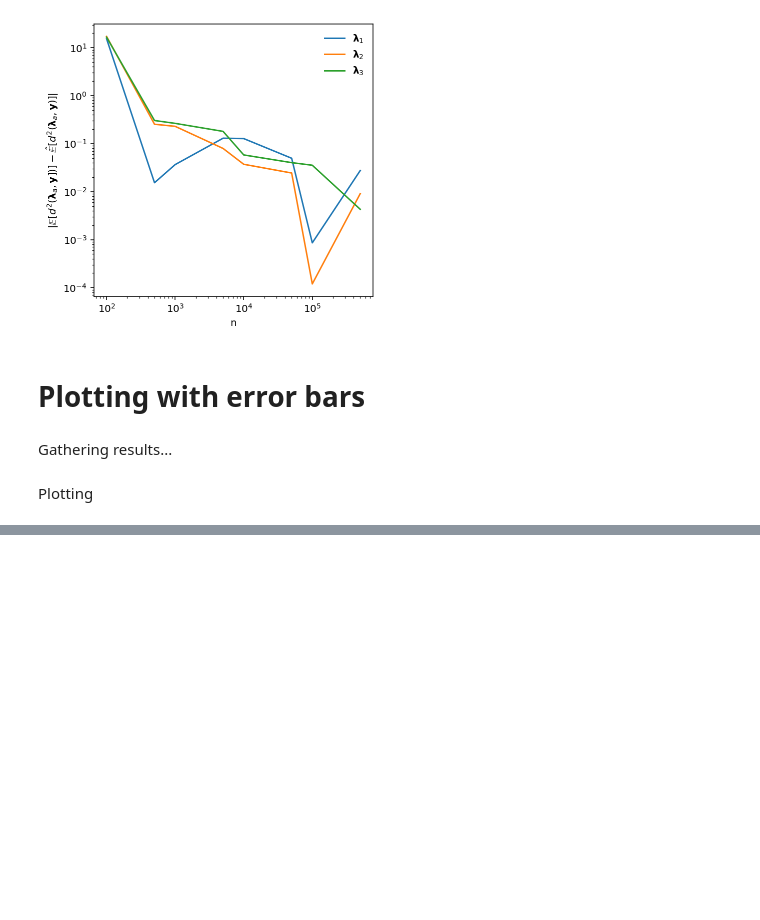
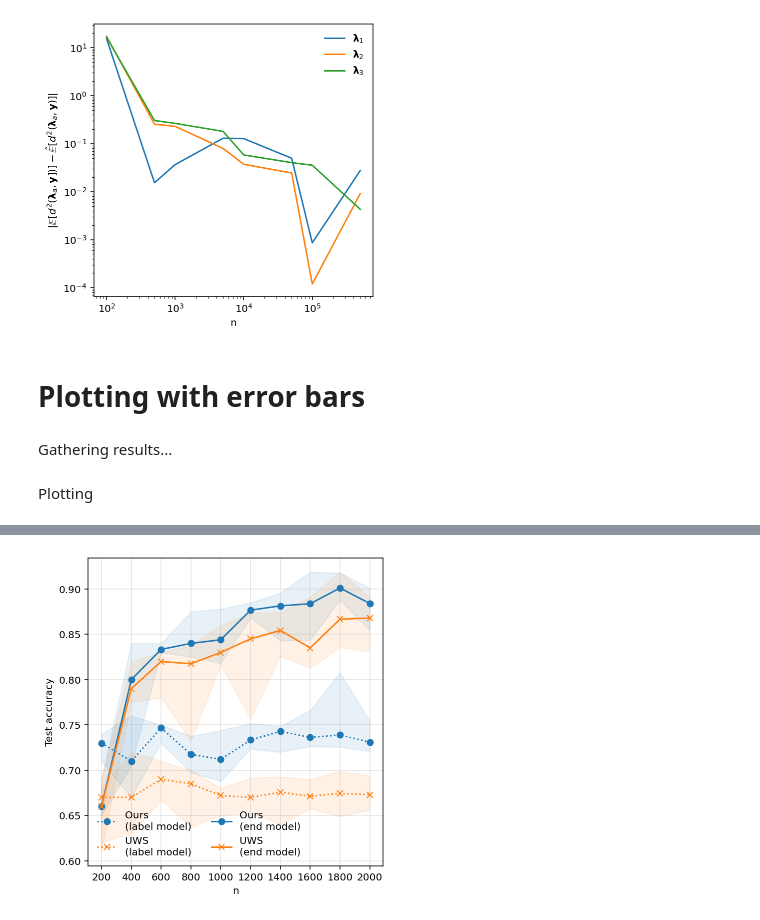
Before and after one commit to SprocketLab/WS-Structured-Prediction, a Jupyter notebook: notebooks/plots_ranking.ipynb, the cells around one changed output, grey strips where cells are left out. Saved outputs shown, nothing was run; the diff lists cells and outputs as text; code cells hidden in the pictures; blank space fills up the shorter version.

```diff
--- a/notebooks/plots_ranking.ipynb
+++ b/notebooks/plots_ranking.ipynb
@@ -235,0 +358,43 @@ plt.show()
+# %%
+# Plotting
+plt.figure(figsize=(5, 5))
+
+ns = [int(n) for n in ns]
+
+q = 0.25
+mean0 = np.median(lm_accs_seeds, axis=0)
+max0 = np.quantile(lm_accs_seeds, 1.0 - q, axis=0)
+min0 = np.quantile(lm_accs_seeds, q, axis=0)
+plt.plot(ns, mean0, label='Ours \n(label model)', marker='o', color='C0', linestyle=':')
+plt.fill_between(ns, min0, max0, alpha=0.1, color='C0')
+
+mean1 = np.median(lm_accs_uws_seeds, axis=0)
+max1 = np.quantile(lm_accs_uws_seeds, 1.0 - q, axis=0)
+min1 = np.quantile(lm_accs_uws_seeds, q, axis=0)
+plt.plot(ns, mean1, label='UWS \n(label model)', marker='x', color='C1', linestyle=':')
+plt.fill_between(ns, min1, max1, alpha=0.1, color='C1')
+
+mean0 = np.median(em_accs_seeds, axis=0)
+max0 = np.quantile(em_accs_seeds, 1.0 - q, axis=0)
+min0 = np.quantile(em_accs_seeds, q, axis=0)
+plt.plot(ns, mean0, label='Ours \n(end model)', marker='o', color='C0')
+plt.fill_between(ns, min0, max0, alpha=0.1, color='C0')
+
+mean1 = np.median(em_accs_uws_seeds, axis=0)
+max1 = np.quantile(em_accs_uws_seeds, 1.0 - q, axis=0)
+min1 = np.quantile(em_accs_uws_seeds, q, axis=0)
+plt.plot(ns, mean1, label='UWS \n(end model)', marker='x', color='C1')
+plt.fill_between(ns, min1, max1, alpha=0.1, color='C1')
+
+plt.xticks(ns)
+#plt.xscale('log')
+plt.xlabel(r'n')
+#plt.yscale('log')
+plt.ylabel(r'Test accuracy')
+plt.legend(frameon=False, ncol=2)
+plt.grid(True, which="both", ls="-", alpha=0.3, color='0.65')
+plt.tight_layout()
+plt.savefig('endmodel_ranking.pdf')
+plt.show()
+# %% [output]
+[figure, added]
```
Also changed, not shown: parts of 8 cells of this notebook, 9 other files.
